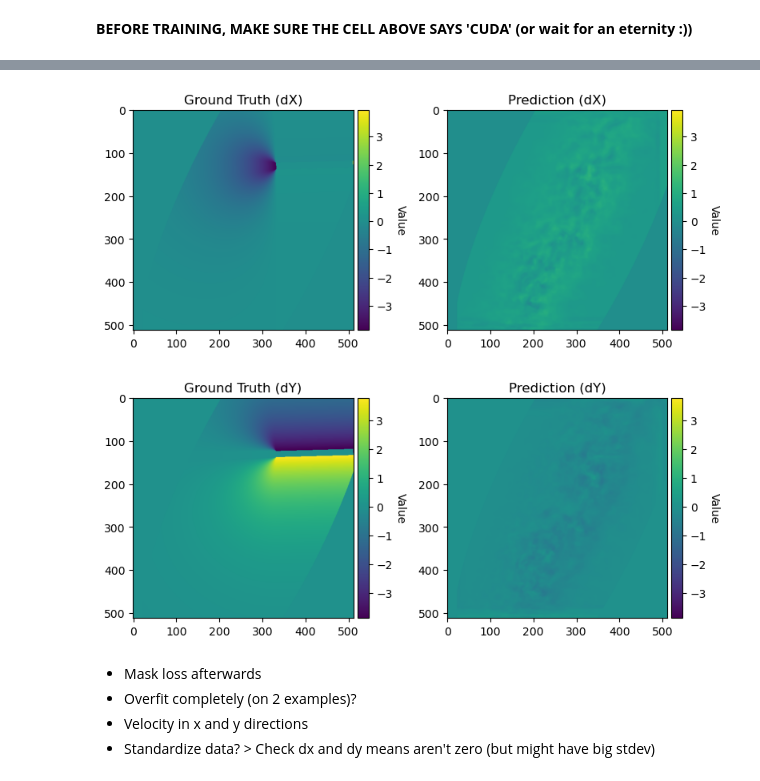
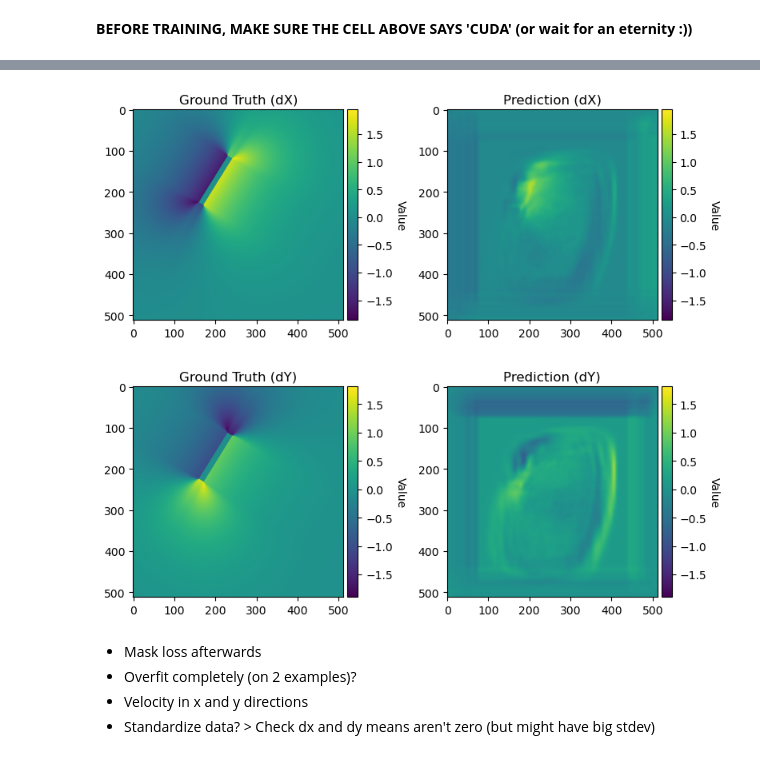
Before and after one commit to signynas/diet4CoLA, a Jupyter notebook: notebooks/diet4cola_unet_regression.ipynb, the cells around one changed output, grey strips where cells are left out. Drawn from its saved outputs; the diff is of its cells as text; code cells hidden in the pictures.

```diff
--- a/notebooks/diet4cola_unet_regression.ipynb
+++ b/notebooks/diet4cola_unet_regression.ipynb
@@ -408,6 +408,6 @@ np.save(Path(f'../data/models/model_{model_uuid}_vloss'), np.array(train_loss_on
 # %%
 # Some random test
-input_example, output_example, boundary = val_dataset[138]
+input_example, output_example, boundary = val_dataset[118]
 input_example_vis = input_example.cpu().detach().numpy()
 output_example = output_example.cpu().detach().numpy()
 boundary = boundary.cpu().detach().numpy()
@@ -424,25 +424,25 @@ plot_2d_array(output_example[1], 'Ground Truth dY', cmap='viridis', min=np.min(o
 # %%
 from diet4cola.utils import plot_2d_array_comparison
 
 model.eval()  # set to evaluation mode
 with torch.no_grad():
     input_example_gpu = input_example.to(device)
     input_example_batched = input_example_gpu.unsqueeze(0)
     input_example_batched = input_example_batched[0]
     input_example_batched = input_example_batched
 
     velocity_pred = model(input_example_batched.unsqueeze(0)).cpu().detach().numpy().squeeze().squeeze()
-    vx_p = velocity_pred[0] * boundary
-    vy_p = velocity_pred[1] * boundary
+    vx_p = velocity_pred[0]
+    vy_p = velocity_pred[1]
 
-    vx_gt = output_example[0] * boundary
-    vy_gt = output_example[1] * boundary
+    vx_gt = output_example[0]
+    vy_gt = output_example[1]
 
     plot_2d_array_comparison(vx_gt, vx_p, 'Ground Truth (dX)', 'Prediction (dX)', 'viridis', min(np.min(vx_gt), np.min(vx_p)), max(np.max(vx_gt), np.max(vx_p)))
     plot_2d_array_comparison(vy_gt, vy_p, 'Ground Truth (dY)', 'Prediction (dY)', 'viridis', min(np.min(vy_gt), np.min(vy_p)), max(np.max(vy_gt), np.max(vy_p)))
 # %% [output]
-[figure, old version]
+[figure, new version]
-[figure, old version]
+[figure, new version]
 # %%
 from sklearn.metrics import r2_score
 
```
Also changed, not shown: parts of 4 cells of this notebook, 4 other files.
